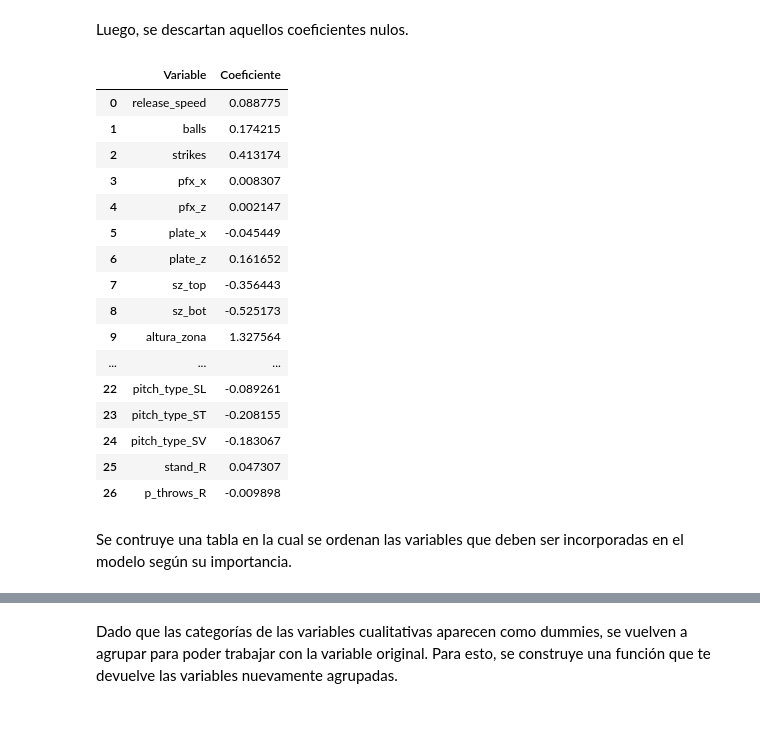
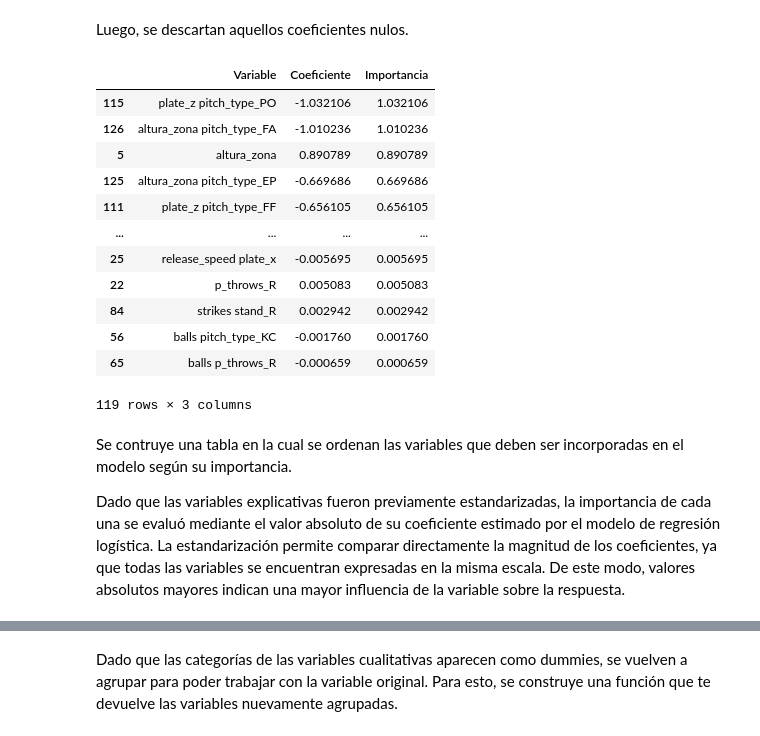
Before and after one commit to Prisfenoy/TP2_python, a Jupyter notebook: notebooks/04_Selección_de_variables.ipynb, the cells around one changed output, grey strips where cells are left out. Cells and saved outputs as stored; diff of their text form; code cells hidden in the pictures.

```diff
--- a/notebooks/04_Selección_de_variables.ipynb
+++ b/notebooks/04_Selección_de_variables.ipynb
@@ -301,12 +307,8 @@ variables_cuantitativas = [
     "release_speed",
     "balls",
     "strikes",
-    "pfx_x",
-    "pfx_z",
     "plate_x",
     "plate_z",
-    "sz_top",
-    "sz_bot",
     "altura_zona"
 ]
 
@@ -353,15 +355,2 @@ Dado que el análisis exploratorio permitió identificar múltiples variables po
 
 La principal ventaja de este enfoque es que, además de estimar la relación entre los predictores y la variable respuesta, realiza una selección implícita de variables al llevar algunos coeficientes exactamente a cero. Por lo tanto, las variables con coeficientes no nulos son consideradas relevantes para explicar la probabilidad de swing y serán utilizadas posteriormente en la construcción de los modelos predictivos.
-# %%
-from sklearn.linear_model import LogisticRegression
-
-lasso = LogisticRegression(
-    penalty="l1",
-    solver="liblinear",
-    C=0.1,
-    max_iter=1000
-)
-
-y = datos_entrenamiento_imputados["swing"]
-
-lasso.fit(X, y)
@@ -370,11 +388,13 @@ LogisticRegression(C=0.1, max_iter=1000, penalty='l1', solver='liblinear')
 # %% [markdown]
 Se obtienen los coeficientes del modelo de regresión LASSO.
 # %%
+# Coeficientes
 coeficientes = pd.DataFrame({
-    "Variable": X.columns,
+    "Variable": nombres_variables,
     "Coeficiente": lasso.coef_[0]
 })
 
+
 coeficientes
 # %% [output]
 |  | Variable | Coeficiente |
@@ -397,31 +413,37 @@ coeficientes
 # %% [markdown]
 Luego, se descartan aquellos coeficientes nulos.
 # %%
-variables_seleccionadas = coeficientes[
-    coeficientes["Coeficiente"] != 0
-]
-
+# Conservar solo las variables seleccionadas
+variables_seleccionadas = (
+    coeficientes
+    .query("Coeficiente != 0")
+    .assign(
+        Importancia=lambda x: x["Coeficiente"].abs()
+    )
+    .sort_values(
+        "Importancia",
+        ascending=False
+    )
+)
 variables_seleccionadas
 # %% [output]
-|  | Variable | Coeficiente |
-| 0 | release_speed | 0.088775 |
-| 1 | balls | 0.174215 |
-| 2 | strikes | 0.413174 |
-| 3 | pfx_x | 0.008307 |
-| 4 | pfx_z | 0.002147 |
-| 5 | plate_x | -0.045449 |
-| 6 | plate_z | 0.161652 |
-| 7 | sz_top | -0.356443 |
-| 8 | sz_bot | -0.525173 |
-| 9 | altura_zona | 1.327564 |
-| ... | ... | ... |
-| 22 | pitch_type_SL | -0.089261 |
-| 23 | pitch_type_ST | -0.208155 |
-| 24 | pitch_type_SV | -0.183067 |
-| 25 | stand_R | 0.047307 |
-| 26 | p_throws_R | -0.009898 |
+|  | Variable | Coeficiente | Importancia |
+| 115 | plate_z pitch_type_PO | -1.032106 | 1.032106 |
+| 126 | altura_zona pitch_type_FA | -1.010236 | 1.010236 |
+| 5 | altura_zona | 0.890789 | 0.890789 |
+| 125 | altura_zona pitch_type_EP | -0.669686 | 0.669686 |
+| 111 | plate_z pitch_type_FF | -0.656105 | 0.656105 |
+| ... | ... | ... | ... |
+| 25 | release_speed plate_x | -0.005695 | 0.005695 |
+| 22 | p_throws_R | 0.005083 | 0.005083 |
+| 84 | strikes stand_R | 0.002942 | 0.002942 |
+| 56 | balls pitch_type_KC | -0.001760 | 0.001760 |
+| 65 | balls p_throws_R | -0.000659 | 0.000659 |
+119 rows × 3 columns
 # %% [markdown]
 Se contruye una tabla en la cual se ordenan las variables que deben ser incorporadas en el modelo según su importancia.
+
+Dado que las variables explicativas fueron previamente estandarizadas, la importancia de cada una se evaluó mediante el valor absoluto de su coeficiente estimado por el modelo de regresión logística. La estandarización permite comparar directamente la magnitud de los coeficientes, ya que todas las variables se encuentran expresadas en la misma escala. De este modo, valores absolutos mayores indican una mayor influencia de la variable sobre la respuesta.
 # %%
 variables_seleccionadas = (
     variables_seleccionadas
```
Also changed, not shown: parts of 23 cells of this notebook, 3 other files.
